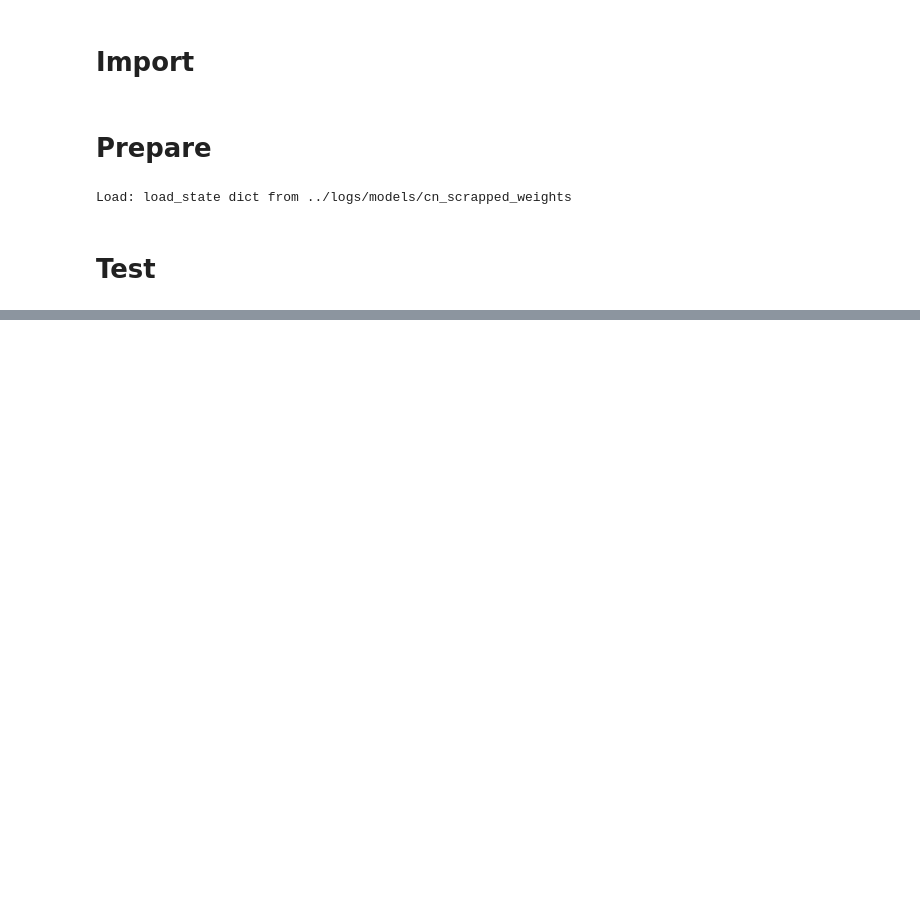
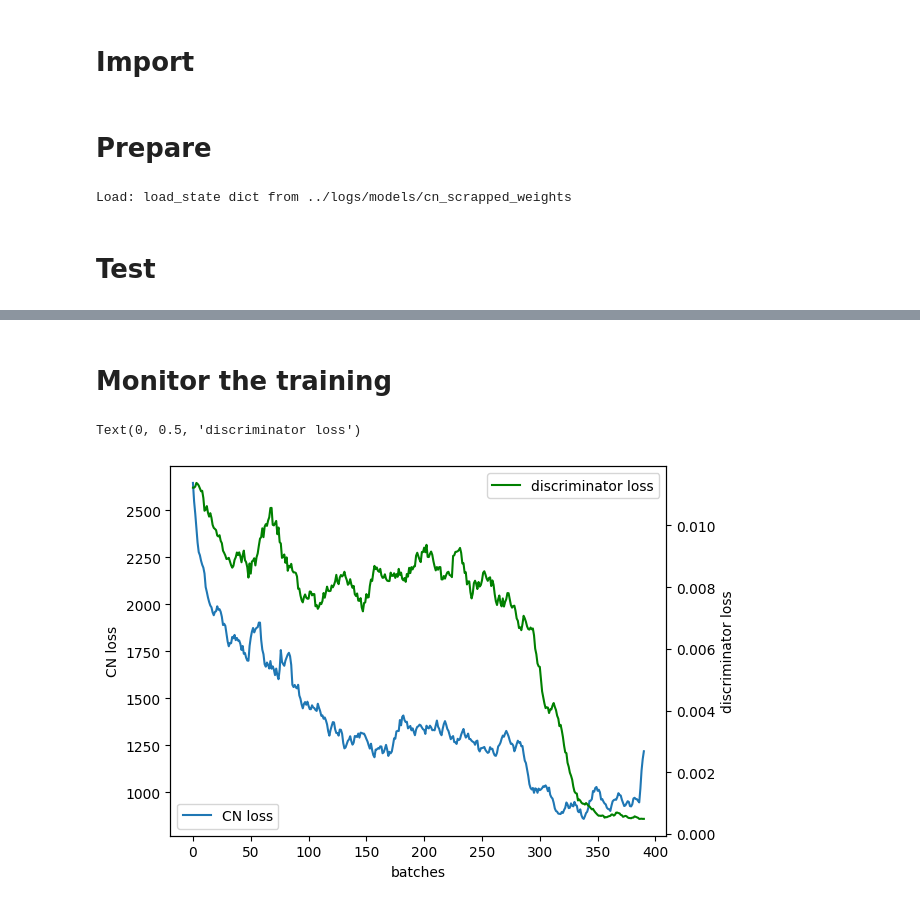
Before and after one commit to poloincognito/glcic, a Jupyter notebook: notebooks/9_conjugate_training.ipynb, the cells around one changed output, grey strips where cells are left out. Drawn from its saved outputs; the diff is of its cells as text; code cells hidden in the pictures; blank space fills up the shorter version.

```diff
--- a/notebooks/9_conjugate_training.ipynb
+++ b/notebooks/9_conjugate_training.ipynb
@@ -74,3 +74,37 @@ save_conjugate_checkpoint(
     resume_path,
     replacement_val
 )
+# %% [markdown]
+# Monitor the training
+# %%
+# load
+loss,num_batch,resume_path,replacement_val = load_conjugate_checkpoint(
+    "../logs/phase3_checkpoints/",
+    [cn,discriminator],
+    [cn_optimizer,discriminator_optimizer]
+)
+# %%
+def smooth(y, box_pts):
+    box = np.ones(box_pts)/box_pts
+    y_smooth = np.convolve(y, box, mode='valid')
+    return y_smooth
+# %%
+# losses
+import matplotlib.pyplot as plt
+loss_concat = []
+for loss_list in loss:
+    loss_concat += loss_list
+cn_loss,discriminator_loss = zip(*loss_concat[10:])
+plt.plot(smooth(cn_loss,10),label="CN loss")
+ax0 = plt.gca()
+ax1 = ax0.twinx()
+ax1.plot(smooth(discriminator_loss,10),c='g',label="discriminator loss")
+ax0.legend(loc="lower left")
+ax1.legend()
+
+ax0.set_xlabel("batches")
+ax0.set_ylabel("CN loss")
+ax1.set_ylabel("discriminator loss")
+# %% [output]
+Text(0, 0.5, 'discriminator loss')
+[figure, added]
```
Also changed, not shown: parts of 1 cell of this notebook, 6 other files.
